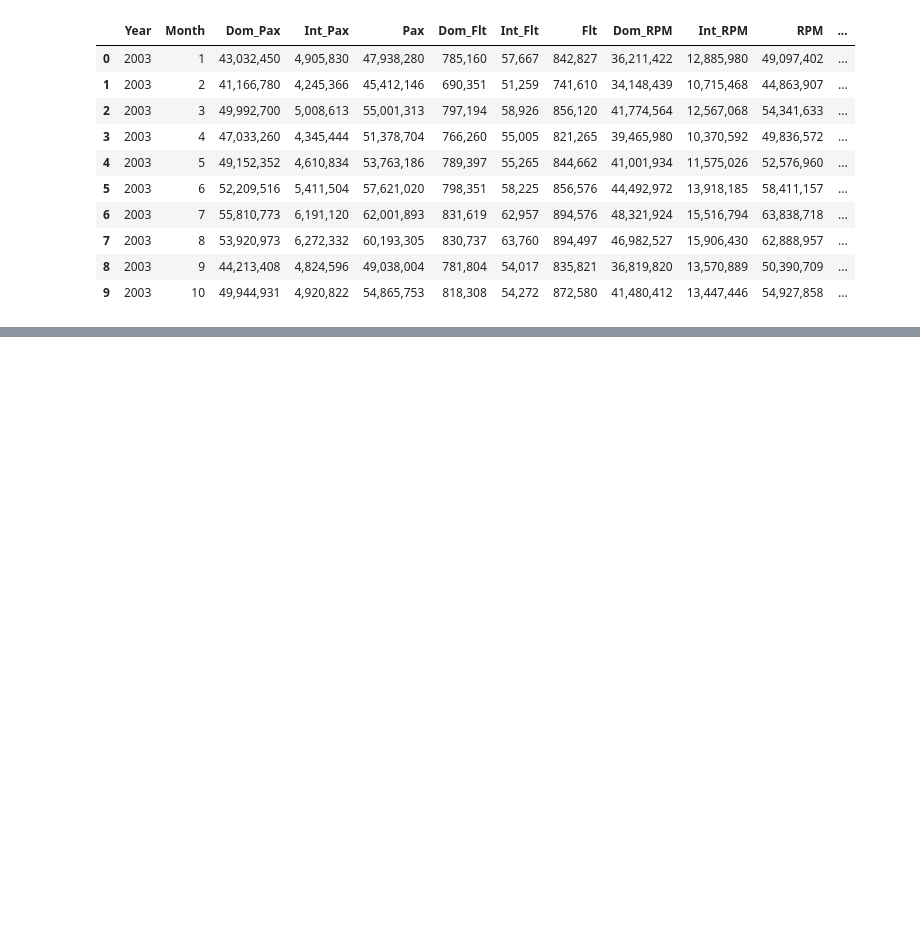
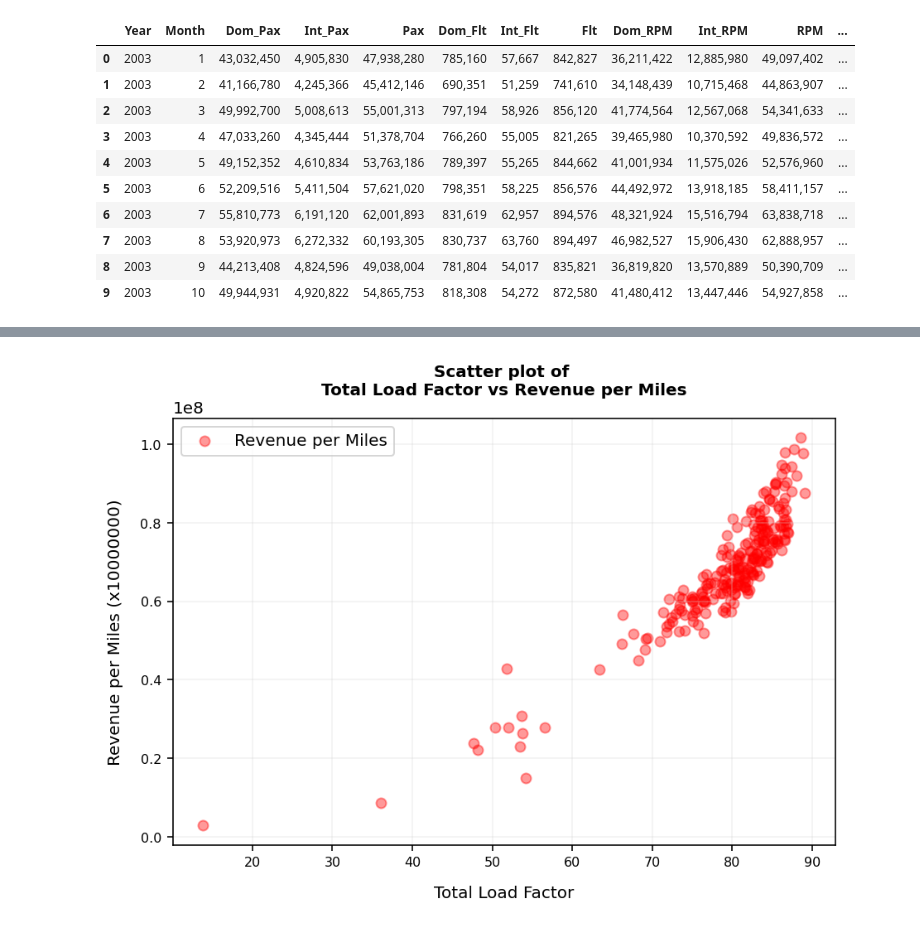
Before and after one commit to faadeola/us-airline-analysis, a Jupyter notebook: US Air Traffic Analysis.ipynb, the cells around one changed output, grey strips where cells are left out. Cells and saved outputs as stored; diff of their text form; code cells hidden in the pictures; blank space fills up the shorter version.

```diff
--- a/US Air Traffic Analysis.ipynb
+++ b/US Air Traffic Analysis.ipynb
@@ -124,0 +136,26 @@ plot_hist(air_traffic['Total_load_factor'])
+# %%
+def plot_scatter(x_col,y_col):
+    '''
+    Create a scatter plot between two columns
+    '''
+
+    fig, ax = plt.subplots(dpi=144)
+    plt.scatter(x_col,y_col, color='red', marker='o', alpha=0.4, label=y_col.name)
+
+    # Set the plot attributes (labels, title, grid and ticks)
+    plt.xlabel(x_col.name, labelpad=10, fontsize=10)
+    plt.ylabel(f'{y_col.name} (x10000000)', labelpad=10, fontsize=10)
+    plt.title(f'Scatter plot of \n{x_col.name} vs {y_col.name}',fontsize=10, fontweight='bold', pad=14)
+    plt.grid(axis='both', color='lightgray', alpha=0.3)
+    ax.tick_params(axis='both', labelsize=8)
+
+    plt.tight_layout()
+    plt.legend()
+    #plt.savefig(f'{x_col.name} vs {y_col.name}.png')
+
+    plt.show()
+    return
+# %%
+plot_scatter(airline['Total Load Factor'],  airline['Revenue per Miles'])
+# %% [output]
+[figure, added]
```
Also changed, not shown: parts of 20 cells of this notebook, 1 other file.
